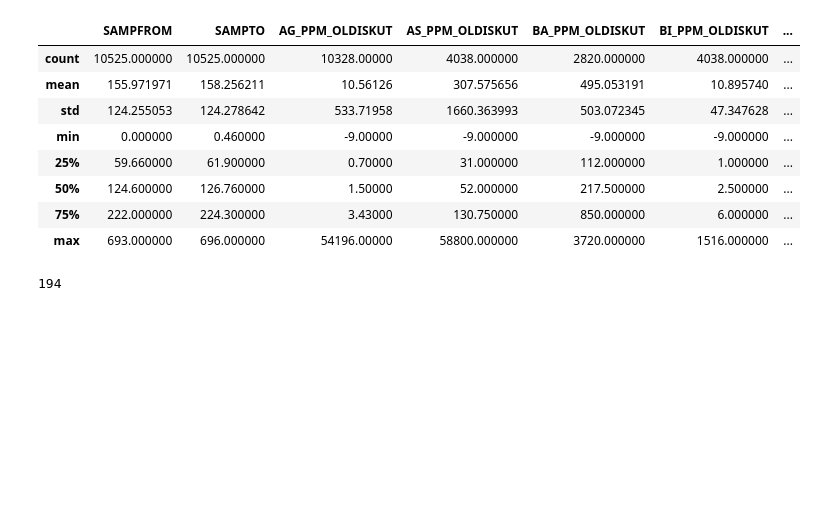
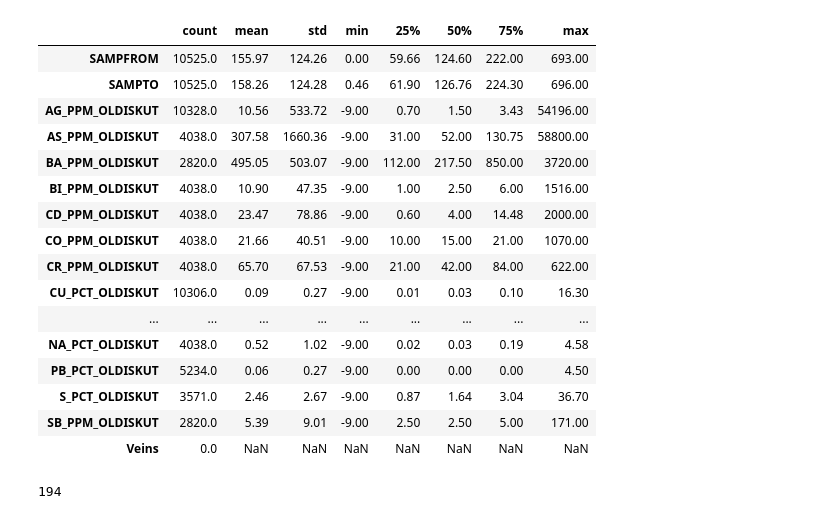
Before and after one commit to jouytrew/bronson_slope, a Jupyter notebook: bronson_slope_jupyter.ipynb, the cells around one changed output. Cells and saved outputs as stored; diff of their text form; code cells hidden in the pictures; blank space fills up the shorter version.

```diff
--- a/bronson_slope_jupyter.ipynb
+++ b/bronson_slope_jupyter.ipynb
@@ -13,17 +13,25 @@ old_lith = pd.read_csv(f'{DATA_FOLDER}BS_old_lith.csv')
 relog_geo = pd.read_csv(f'{DATA_FOLDER}BS_relog_geology.csv')
 survey = pd.read_csv(f'{DATA_FOLDER}BS_survey.csv')
 # %%
-assay.describe()
+assay.describe().transpose().round(2)
 # %% [output]
-|  | SAMPFROM | SAMPTO | AG_PPM_OLDISKUT | AS_PPM_OLDISKUT | BA_PPM_OLDISKUT | BI_PPM_OLDISKUT | ... |
-| count | 10525.000000 | 10525.000000 | 10328.00000 | 4038.000000 | 2820.000000 | 4038.000000 | ... |
-| mean | 155.971971 | 158.256211 | 10.56126 | 307.575656 | 495.053191 | 10.895740 | ... |
-| std | 124.255053 | 124.278642 | 533.71958 | 1660.363993 | 503.072345 | 47.347628 | ... |
-| min | 0.000000 | 0.460000 | -9.00000 | -9.000000 | -9.000000 | -9.000000 | ... |
-| 25% | 59.660000 | 61.900000 | 0.70000 | 31.000000 | 112.000000 | 1.000000 | ... |
-| 50% | 124.600000 | 126.760000 | 1.50000 | 52.000000 | 217.500000 | 2.500000 | ... |
-| 75% | 222.000000 | 224.300000 | 3.43000 | 130.750000 | 850.000000 | 6.000000 | ... |
-| max | 693.000000 | 696.000000 | 54196.00000 | 58800.000000 | 3720.000000 | 1516.000000 | ... |
+|  | count | mean | std | min | 25% | 50% | 75% | max |
+| SAMPFROM | 10525.0 | 155.97 | 124.26 | 0.00 | 59.66 | 124.60 | 222.00 | 693.00 |
+| SAMPTO | 10525.0 | 158.26 | 124.28 | 0.46 | 61.90 | 126.76 | 224.30 | 696.00 |
+| AG_PPM_OLDISKUT | 10328.0 | 10.56 | 533.72 | -9.00 | 0.70 | 1.50 | 3.43 | 54196.00 |
+| AS_PPM_OLDISKUT | 4038.0 | 307.58 | 1660.36 | -9.00 | 31.00 | 52.00 | 130.75 | 58800.00 |
+| BA_PPM_OLDISKUT | 2820.0 | 495.05 | 503.07 | -9.00 | 112.00 | 217.50 | 850.00 | 3720.00 |
+| BI_PPM_OLDISKUT | 4038.0 | 10.90 | 47.35 | -9.00 | 1.00 | 2.50 | 6.00 | 1516.00 |
+| CD_PPM_OLDISKUT | 4038.0 | 23.47 | 78.86 | -9.00 | 0.60 | 4.00 | 14.48 | 2000.00 |
+| CO_PPM_OLDISKUT | 4038.0 | 21.66 | 40.51 | -9.00 | 10.00 | 15.00 | 21.00 | 1070.00 |
+| CR_PPM_OLDISKUT | 4038.0 | 65.70 | 67.53 | -9.00 | 21.00 | 42.00 | 84.00 | 622.00 |
+| CU_PCT_OLDISKUT | 10306.0 | 0.09 | 0.27 | -9.00 | 0.01 | 0.03 | 0.10 | 16.30 |
+| ... | ... | ... | ... | ... | ... | ... | ... | ... |
+| NA_PCT_OLDISKUT | 4038.0 | 0.52 | 1.02 | -9.00 | 0.02 | 0.03 | 0.19 | 4.58 |
+| PB_PCT_OLDISKUT | 5234.0 | 0.06 | 0.27 | -9.00 | 0.00 | 0.00 | 0.00 | 4.50 |
+| S_PCT_OLDISKUT | 3571.0 | 2.46 | 2.67 | -9.00 | 0.87 | 1.64 | 3.04 | 36.70 |
+| SB_PPM_OLDISKUT | 2820.0 | 5.39 | 9.01 | -9.00 | 2.50 | 2.50 | 5.00 | 171.00 |
+| Veins | 0.0 | NaN | NaN | NaN | NaN | NaN | NaN | NaN |
 # %%
 len(assay.HOLEID.unique())
 # %% [output]
```
Also changed, not shown: parts of 17 cells of this notebook, 6 other files.
